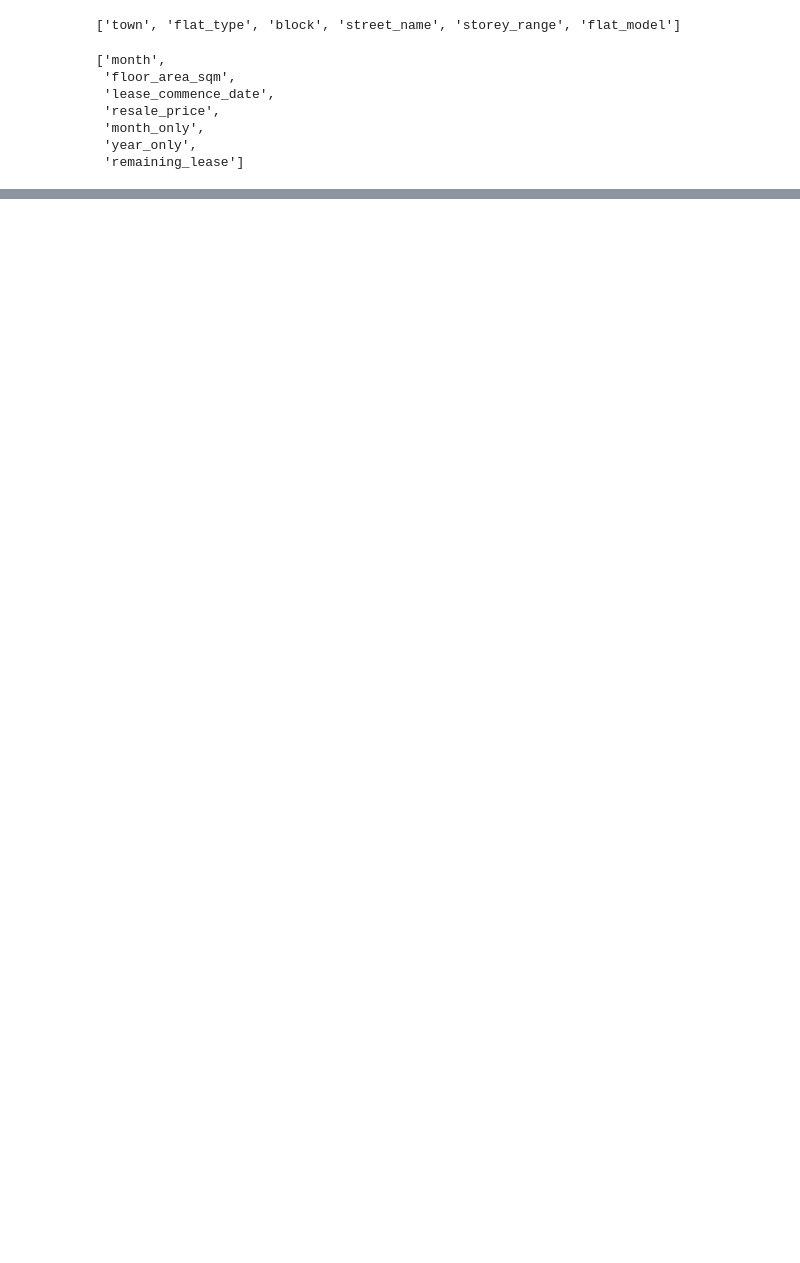
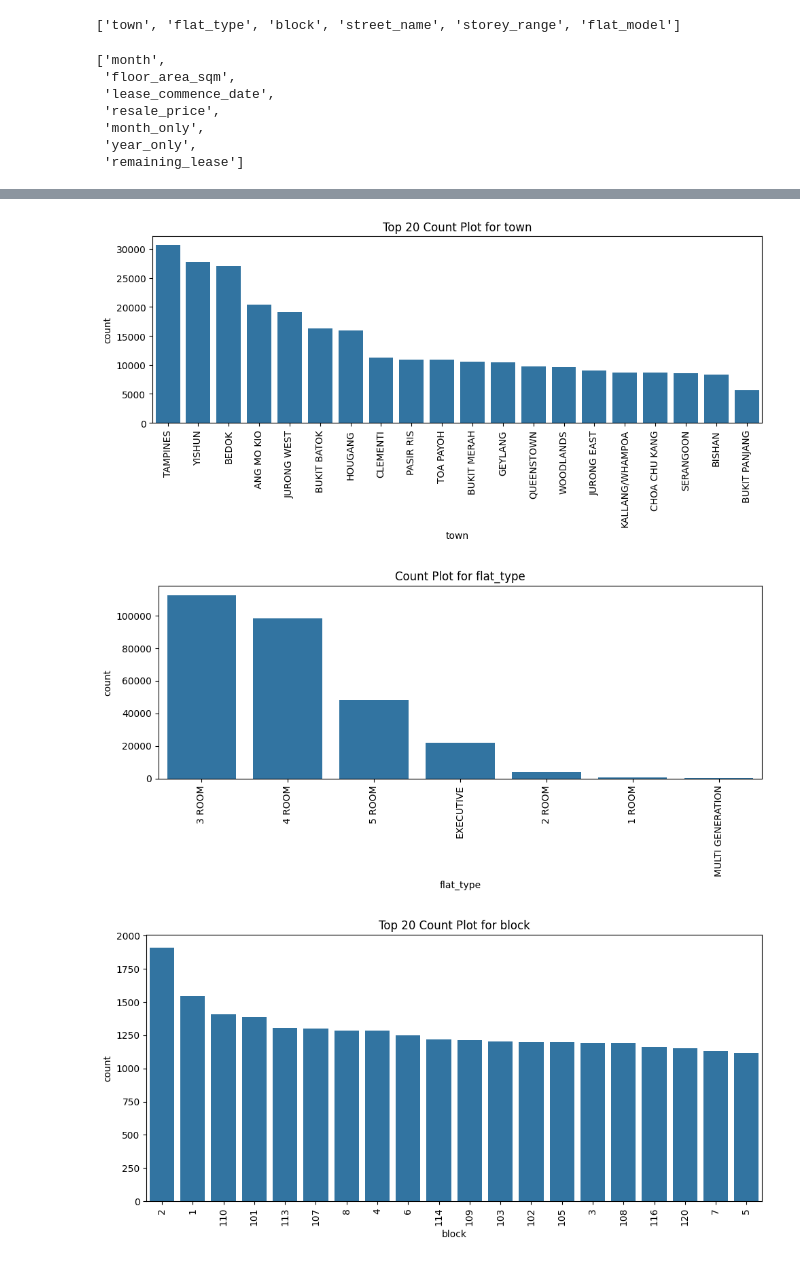
Before and after one commit to mohamed-ahshik/htx_xdata_tech_interview, a Jupyter notebook: notebooks/eda.ipynb, the cells around one changed output, grey strips where cells are left out. Drawn from its saved outputs; the diff is of its cells as text; code cells hidden in the pictures; blank space fills up the shorter version.

```diff
--- a/notebooks/eda.ipynb
+++ b/notebooks/eda.ipynb
@@ -528,13 +531,3 @@ approval_date_1990_1999_df_numerical_features_list
  'month_only',
  'year_only',
  'remaining_lease']
-# %%
-# plot countplot for all categorical features
-for i, cat_columns in enumerate (approval_date_1990_1999_df_cleaned_cat_features_list):
-        plt.figure(figsize=(5, 5))
-        sns.countplot(x=cat_columns, data=approval_date_1990_1999_df_cleaned)
-        plt.title(f'Count Plot for {cat_columns}')
-        plt.show()
-
-        print(approval_date_1990_1999_df_cleaned[cat_columns].value_counts())
-        print(approval_date_1990_1999_df_cleaned[cat_columns].value_counts().sum())
@@ -630,0 +534,40 @@ Name: count, dtype: int64
+# %%
+TOP_N = 20
+
+for cat_columns in approval_date_1990_1999_df_cleaned_cat_features_list:
+
+    counts = approval_date_1990_1999_df_cleaned[cat_columns].value_counts()
+    n_unique = counts.shape[0]
+
+    plt.figure(figsize=(10, 5))
+
+    if n_unique > TOP_N:
+        top_categories = counts.head(TOP_N).index
+
+        sns.countplot(
+            x=cat_columns,
+            data=approval_date_1990_1999_df_cleaned[
+                approval_date_1990_1999_df_cleaned[cat_columns].isin(top_categories)
+            ],
+            order=top_categories
+        )
+        plt.title(f'Top {TOP_N} Count Plot for {cat_columns}')
+    else:
+        sns.countplot(
+            x=cat_columns,
+            data=approval_date_1990_1999_df_cleaned,
+            order=counts.index
+        )
+        plt.title(f'Count Plot for {cat_columns}')
+
+    plt.xticks(rotation=90)
+    plt.tight_layout()
+    plt.show()
+
+    # Print counts
+    # print(counts)
+    # print("Total count:", counts.sum())
+# %% [output]
+[figure, added]
+[figure, added]
+[figure, added]
```
Also changed, not shown: parts of 47 cells of this notebook.
